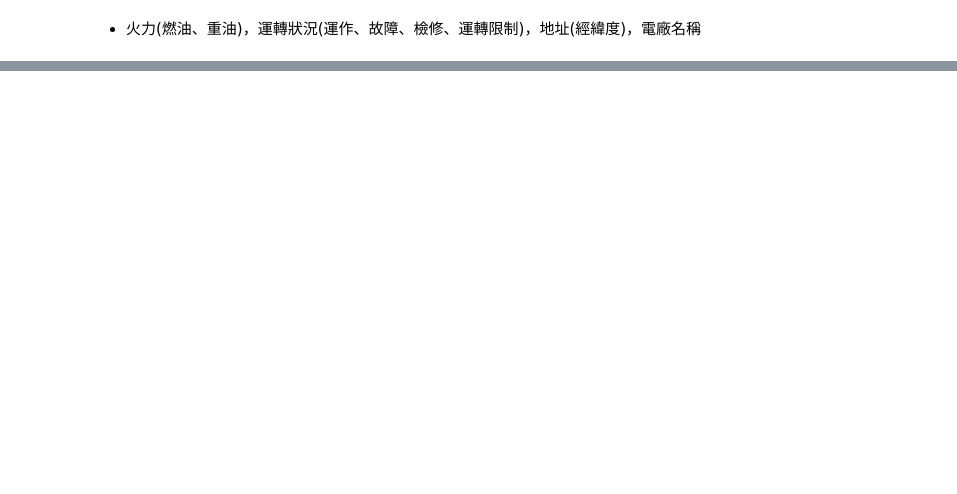
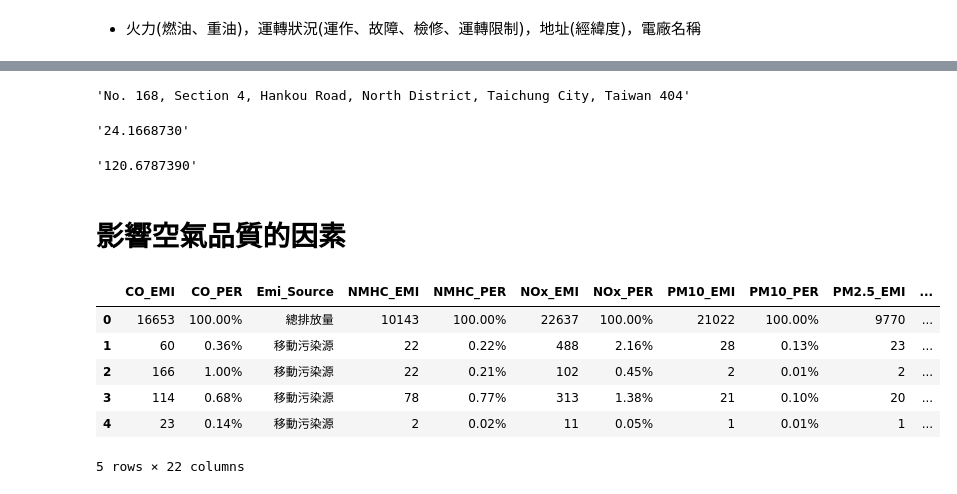
Before and after one commit to splasky/flask_web_service, a Jupyter notebook: PM25.ipynb, the cells around one changed output, grey strips where cells are left out. Saved outputs shown, nothing was run; the diff lists cells and outputs as text; code cells hidden in the pictures; blank space fills up the shorter version.

```diff
--- a/PM25.ipynb
+++ b/PM25.ipynb
@@ -124,0 +343,27 @@ json.dumps(PM25points)
+# %%
+# formatted address
+result.find(".//formatted_address").text
+# %% [output]
+'No. 168, Section 4, Hankou Road, North District, Taichung City, Taiwan 404'
+# %%
+result.find(".//geometry/location/lat").text
+# %% [output]
+'24.1668730'
+# %%
+result.find(".//geometry/location/lng").text
+# %% [output]
+'120.6787390'
+# %% [markdown]
+# 影響空氣品質的因素
+# %%
+# 各空品區污染源管制後排放量一覽表
+local_pollution=pd.read_json('http://opendata.epa.gov.tw/ws/Data/ATM00734/?$skip=0&$top=1000&format=json')
+local_pollution.head()
+# %% [output]
+|  | CO_EMI | CO_PER | Emi_Source | NMHC_EMI | NMHC_PER | NOx_EMI | NOx_PER | PM10_EMI | PM10_PER | PM2.5_EMI | ... |
+| 0 | 16653 | 100.00% | 總排放量 | 10143 | 100.00% | 22637 | 100.00% | 21022 | 100.00% | 9770 | ... |
+| 1 | 60 | 0.36% | 移動污染源 | 22 | 0.22% | 488 | 2.16% | 28 | 0.13% | 23 | ... |
+| 2 | 166 | 1.00% | 移動污染源 | 22 | 0.21% | 102 | 0.45% | 2 | 0.01% | 2 | ... |
+| 3 | 114 | 0.68% | 移動污染源 | 78 | 0.77% | 313 | 1.38% | 21 | 0.10% | 20 | ... |
+| 4 | 23 | 0.14% | 移動污染源 | 2 | 0.02% | 11 | 0.05% | 1 | 0.01% | 1 | ... |
+5 rows × 22 columns
```
Also changed, not shown: parts of 32 cells of this notebook.
